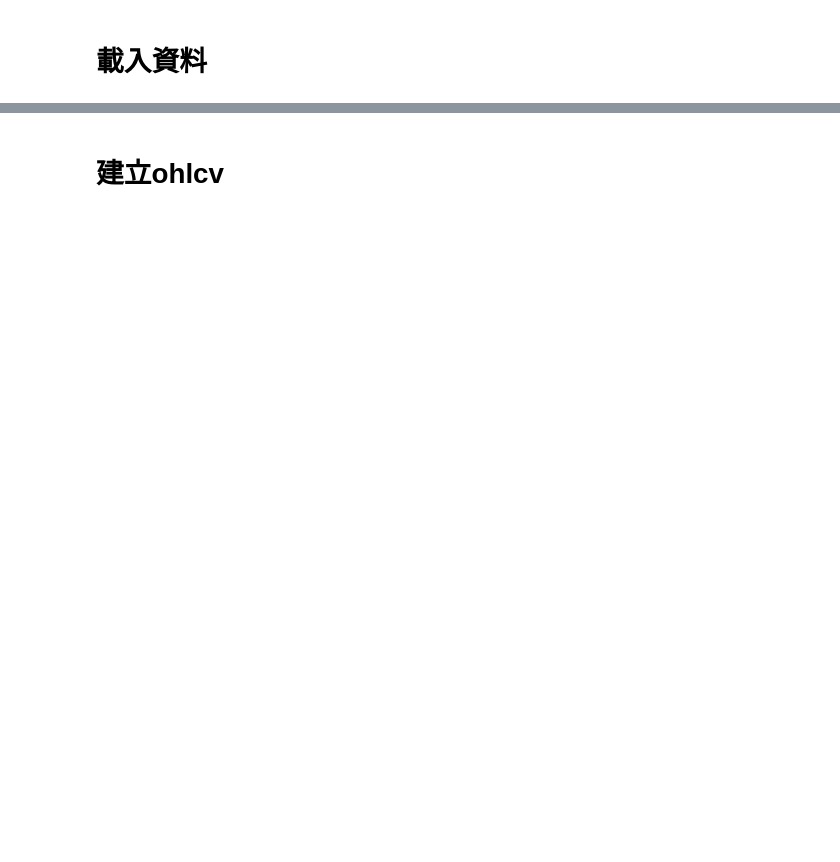
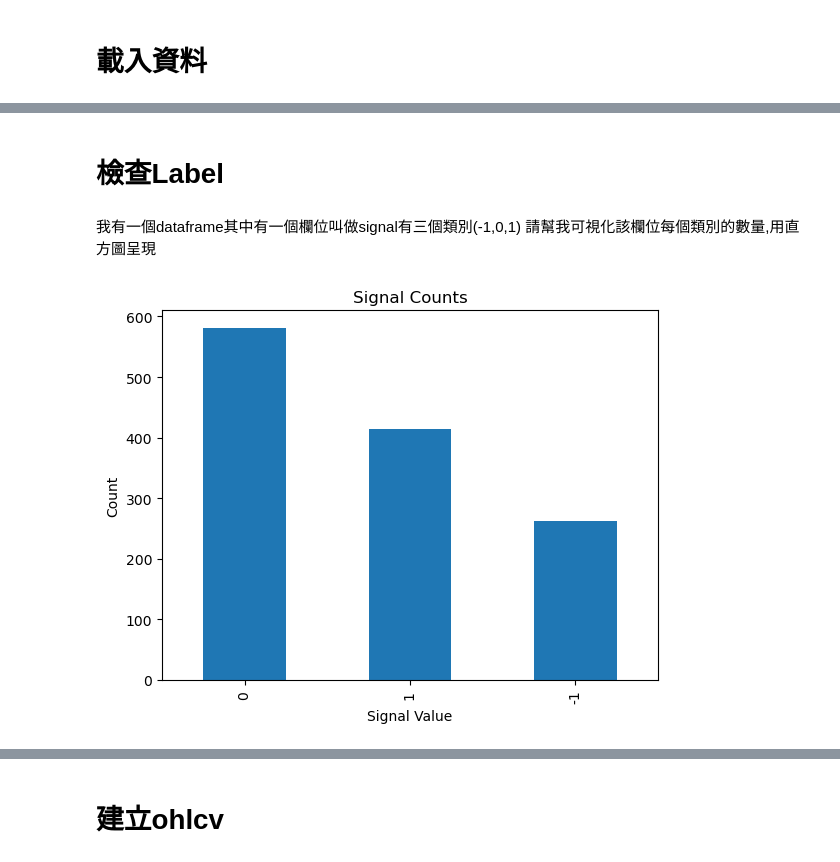
Before and after one commit to skywalker0803r/telegram-investment-advice-bot, a Jupyter notebook: train.ipynb, the cells around one changed output, grey strips where cells are left out. Drawn from its saved outputs; the diff is of its cells as text; code cells hidden in the pictures; blank space fills up the shorter version.

```diff
--- a/train.ipynb
+++ b/train.ipynb
@@ -93,11 +31,0 @@ sns.countplot(df['triple_barrier_signal'])
-# %%
-import matplotlib.pyplot as plt
-buy = df[df['triple_barrier_signal']==1]['Close']
-sell = df[df['triple_barrier_signal']==-1]['Close']
-df['Close'][-40:].plot()#後20筆是前20筆的驗證
-plt.scatter(buy.index,buy.values,color='red')
-plt.scatter(sell.index,sell.values,color='black')
-lb = df['Close'][-40:].mean() - 2*df['Close'][-40:].std()
-ub = df['Close'][-40:].mean() + 2*df['Close'][-40:].std()
-plt.ylim(lb,ub)
-plt.show()
@@ -105,0 +42,19 @@ plt.show()
+# %%
+def add_label_column(df, shift_day, lb, ub):
+    # 建立一個名為 'signal' 的新欄位，並初始化為 0
+    df['signal'] = 0
+
+    # 計算 Close 的 shift_day 天後的值，並將其儲存在 'future_close' 欄位中
+    df['future_close'] = df['Close'].shift(-shift_day)
+
+    # 判斷未來的 Close 是否大於或小於當前 Close 的上下限門檻，如果是，則在 'signal' 欄位中設置對應的值
+    df.loc[df['future_close'] > df['Close'] * ub, 'signal'] = 1
+    df.loc[df['future_close'] < df['Close'] * lb, 'signal'] = -1
+
+    # 刪除 'future_close' 欄位，因為它只是用於計算 'signal' 值，不需要保留
+    df = df.drop('future_close', axis=1)
+
+    # 返回新增 'signal' 欄位後的 DataFrame
+    return df
+df = add_label_column(df, shift_day=7, lb=0.97, ub=1.03)
+df.tail(20)
@@ -105,0 +80,20 @@ plt.show()
+# %% [markdown]
+# 檢查Label
+# %% [markdown]
+我有一個dataframe其中有一個欄位叫做signal有三個類別(-1,0,1)
+請幫我可視化該欄位每個類別的數量,用直方圖呈現
+# %%
+import matplotlib.pyplot as plt
+
+# 繪製直方圖
+df['signal'].value_counts().plot(kind='bar')
+
+# 設置標題和標籤
+plt.title('Signal Counts')
+plt.xlabel('Signal Value')
+plt.ylabel('Count')
+
+# 顯示圖形
+plt.show()
+# %% [output]
+[figure, added]
```
Also changed, not shown: parts of 19 cells of this notebook.
